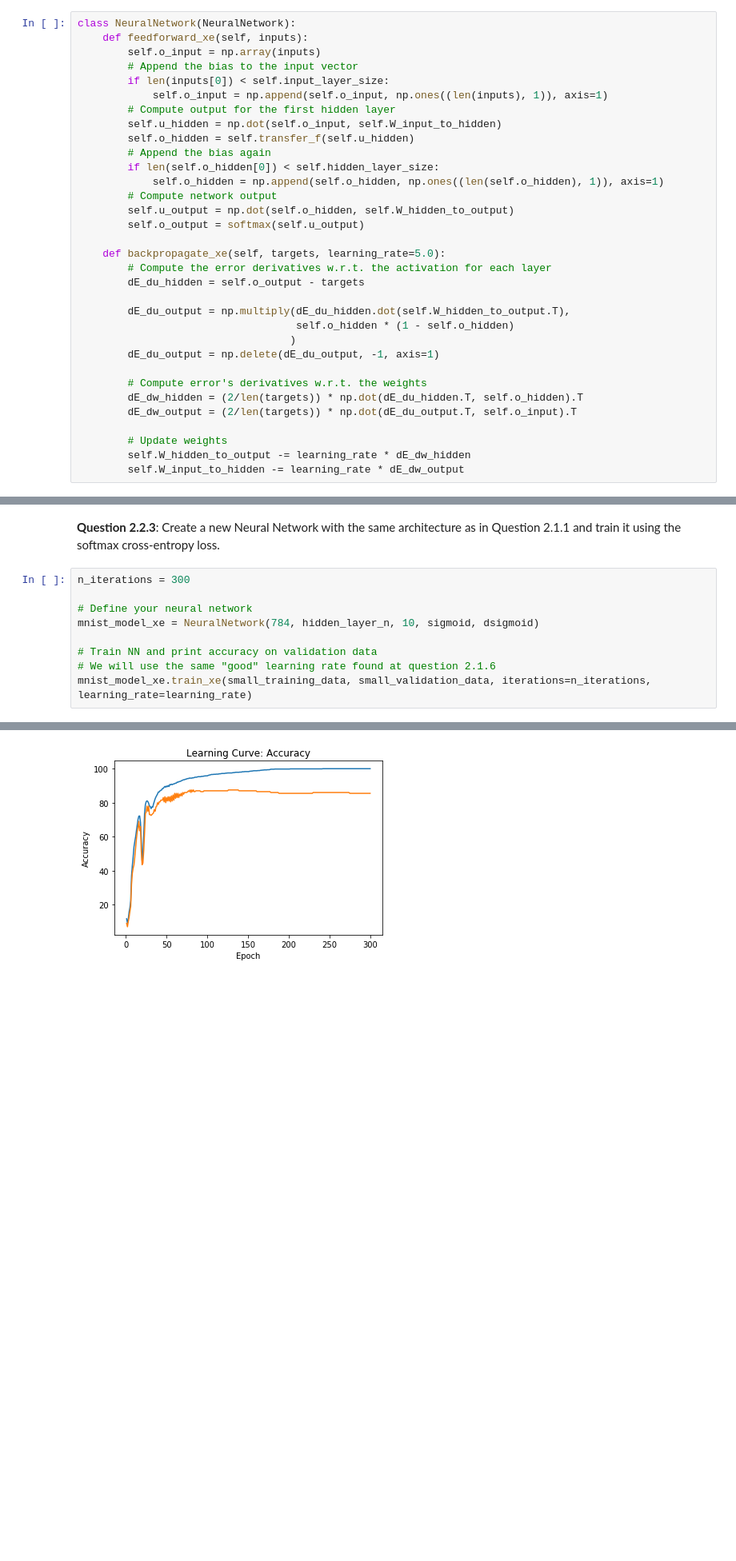
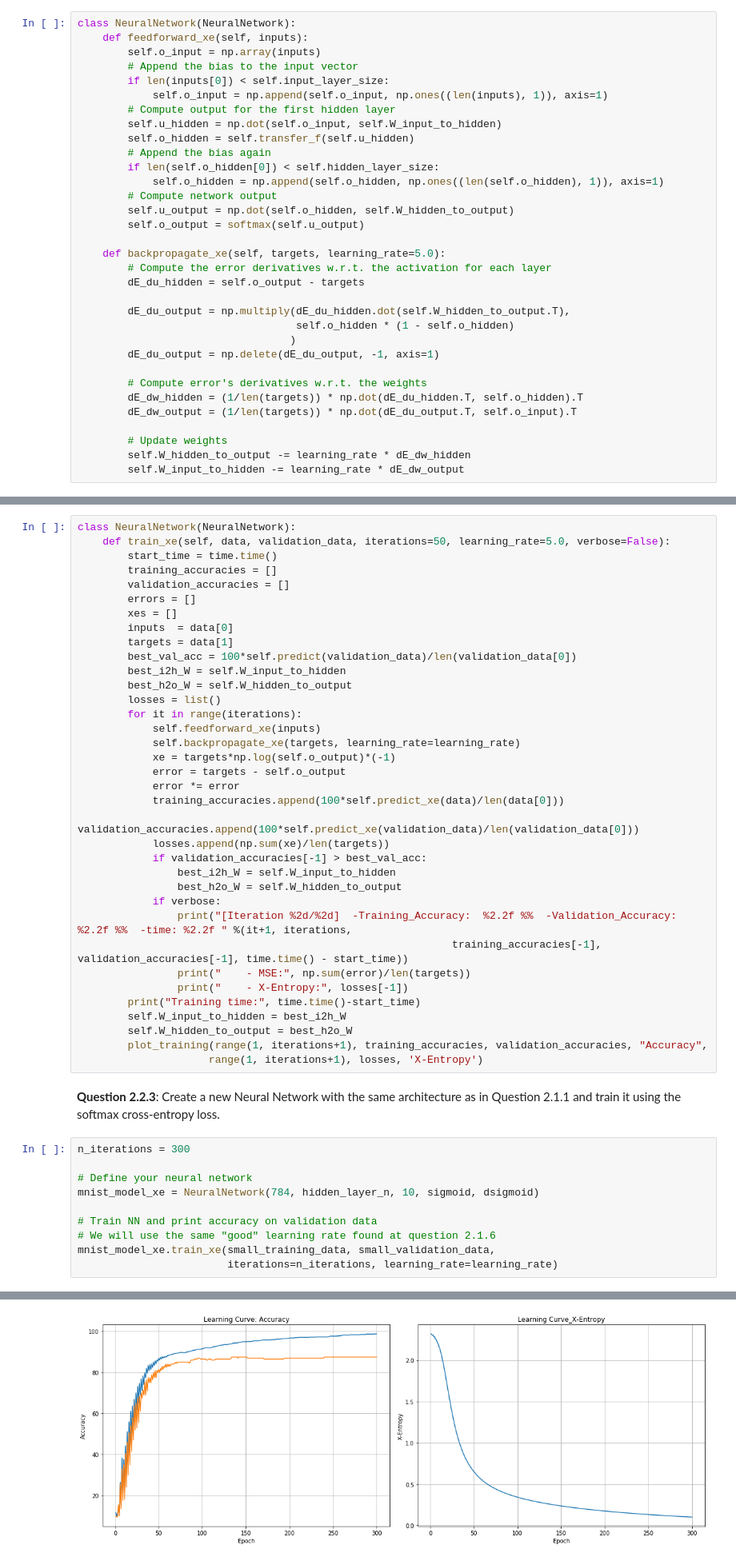
Before and after one commit to marioguerriero/deeplearning-labs, a Jupyter notebook: Lab01-MNIST/Lab1_DL-Students_v3.ipynb, the cells around one changed output, grey strips where cells are left out. Shown at 80% size. Saved outputs shown, nothing was run; the diff lists cells and outputs as text; blank space fills up the shorter version.

```diff
--- a/Lab01-MNIST/Lab1_DL-Students_v3.ipynb
+++ b/Lab01-MNIST/Lab1_DL-Students_v3.ipynb
@@ -703,8 +796,8 @@ class NeuralNetwork(NeuralNetwork):
         dE_du_output = np.delete(dE_du_output, -1, axis=1)
 
         # Compute error's derivatives w.r.t. the weights
-        dE_dw_hidden = (2/len(targets)) * np.dot(dE_du_hidden.T, self.o_hidden).T
-        dE_dw_output = (2/len(targets)) * np.dot(dE_du_output.T, self.o_input).T
+        dE_dw_hidden = (1/len(targets)) * np.dot(dE_du_hidden.T, self.o_hidden).T
+        dE_dw_output = (1/len(targets)) * np.dot(dE_du_output.T, self.o_input).T
 
         # Update weights
         self.W_hidden_to_output -= learning_rate * dE_dw_hidden
@@ -712,3 +823,39 @@ class NeuralNetwork(NeuralNetwork):
+# %%
+class NeuralNetwork(NeuralNetwork):
+    def train_xe(self, data, validation_data, iterations=50, learning_rate=5.0, verbose=False):
+        start_time = time.time()
+        training_accuracies = []
+        validation_accuracies = []
+        errors = []
+        xes = []
+        inputs  = data[0]
+        targets = data[1]
+        best_val_acc = 100*self.predict(validation_data)/len(validation_data[0])
+        best_i2h_W = self.W_input_to_hidden
+        best_h2o_W = self.W_hidden_to_output
+        losses = list()
+        for it in range(iterations):
+            self.feedforward_xe(inputs)
+            self.backpropagate_xe(targets, learning_rate=learning_rate)
+            xe = targets*np.log(self.o_output)*(-1)
+            error = targets - self.o_output
+            error *= error
+            training_accuracies.append(100*self.predict_xe(data)/len(data[0]))
+            validation_accuracies.append(100*self.predict_xe(validation_data)/len(validation_data[0]))
+            losses.append(np.sum(xe)/len(targets))
+            if validation_accuracies[-1] > best_val_acc:
+                best_i2h_W = self.W_input_to_hidden
+                best_h2o_W = self.W_hidden_to_output
+            if verbose:
+                print("[Iteration %2d/%2d]  -Training_Accuracy:  %2.2f %%  -Validation_Accuracy: %2.2f %%  -time: %2.2f " %(it+1, iterations,
+                                                            training_accuracies[-1], validation_accuracies[-1], time.time() - start_time))
+                print("    - MSE:", np.sum(error)/len(targets))
+                print("    - X-Entropy:", losses[-1])
+        print("Training time:", time.time()-start_time)
+        self.W_input_to_hidden = best_i2h_W
+        self.W_hidden_to_output = best_h2o_W
+        plot_training(range(1, iterations+1), training_accuracies, validation_accuracies, "Accuracy",
+                     range(1, iterations+1), losses, 'X-Entropy')
 # %% [markdown]
 <b>Question 2.2.3</b>: Create a new Neural Network with the same architecture as in Question 2.1.1 and train it using the softmax cross-entropy loss.
 # %%
@@ -719,5 +866,6 @@ mnist_model_xe = NeuralNetwork(784, hidden_layer_n, 10, sigmoid, dsigmoid)
 
 # Train NN and print accuracy on validation data
 # We will use the same "good" learning rate found at question 2.1.6
-mnist_model_xe.train_xe(small_training_data, small_validation_data, iterations=n_iterations, learning_rate=learning_rate)
+mnist_model_xe.train_xe(small_training_data, small_validation_data,
+                        iterations=n_iterations, learning_rate=learning_rate)
 # %% [output]
@@ -725 +873 @@ Training time: 34.015729665756226
-[figure, old version]
+[figure, new version]
```
Also changed, not shown: parts of 38 cells of this notebook, 1 other file.
